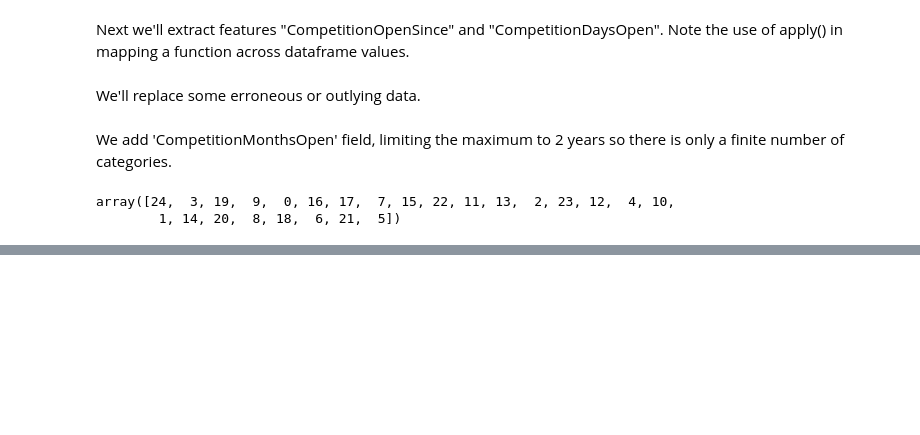
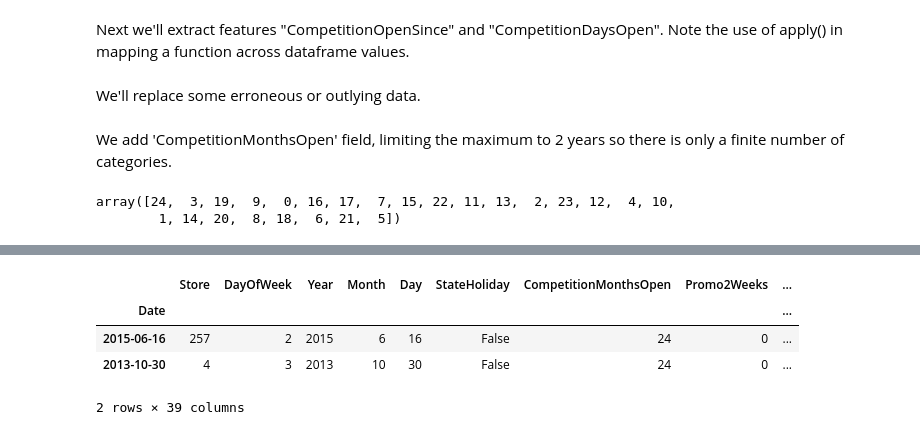
Before and after one commit to s-gr/RSSMNN, a Jupyter notebook: notebook.ipynb, the cells around one changed output, grey strips where cells are left out. Saved outputs shown, nothing was run; the diff lists cells and outputs as text; code cells hidden in the pictures; blank space fills up the shorter version.

```diff
--- a/notebook.ipynb
+++ b/notebook.ipynb
@@ -262,0 +488,2 @@ joined_test.to_feather(f'{PATH}joined_test')
+# %%
+for v in cat_vars: joined[v] = joined[v].astype('category').cat.as_ordered()
@@ -262,0 +541,22 @@ joined_test.to_feather(f'{PATH}joined_test')
+# %%
+for v in contin_vars:
+    joined[v] = joined[v].fillna(0).astype('float32')
+    joined_test[v] = joined_test[v].fillna(0).astype('float32')
+# %%
+def get_cv_idxs(n, cv_idx=0, val_pct=0.2, seed=42):
+    """ Get a list of index values for Validation set from a dataset
+
+    Arguments:
+        n : int, Total number of elements in the data set.
+        cv_idx : int, starting index [idx_start = cv_idx*int(val_pct*n)]
+        val_pct : (int, float), validation set percentage
+        seed : seed value for RandomState
+
+    Returns:
+        list of indexes
+    """
+    np.random.seed(seed)
+    n_val = int(val_pct*n)
+    idx_start = cv_idx*n_val
+    idxs = np.random.permutation(n)
+    return idxs[idx_start:idx_start+n_val]
@@ -262,0 +576,8 @@ joined_test.to_feather(f'{PATH}joined_test')
+# %%
+joined_samp.head(2)
+# %% [output]
+|  | Store | DayOfWeek | Year | Month | Day | StateHoliday | CompetitionMonthsOpen | Promo2Weeks | ... |
+| Date |  |  |  |  |  |  |  |  | ... |
+| 2015-06-16 | 257 | 2 | 2015 | 6 | 16 | False | 24 | 0 | ... |
+| 2013-10-30 | 4 | 3 | 2013 | 10 | 30 | False | 24 | 0 | ... |
+2 rows × 39 columns
```
Also changed, not shown: parts of 81 cells of this notebook, 1 other file.
